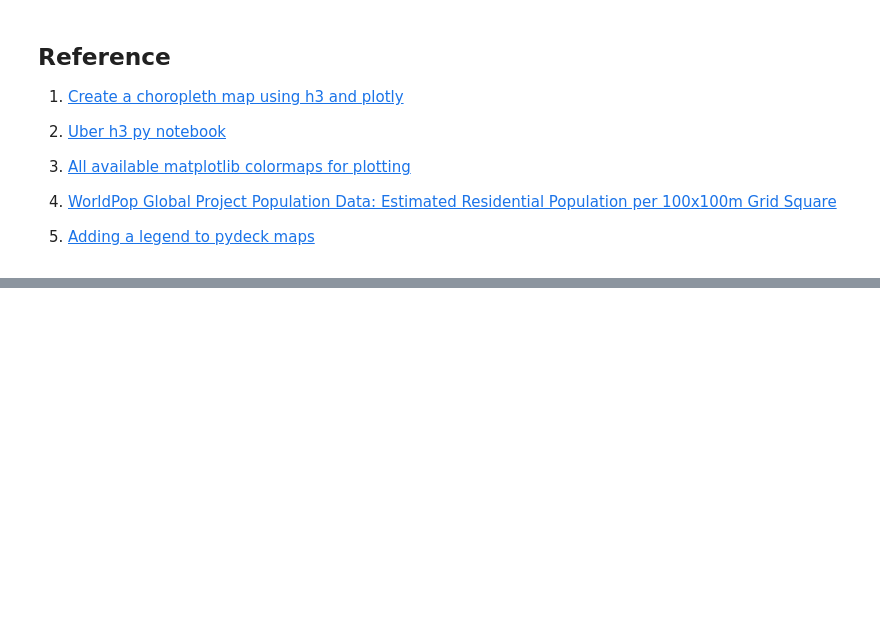
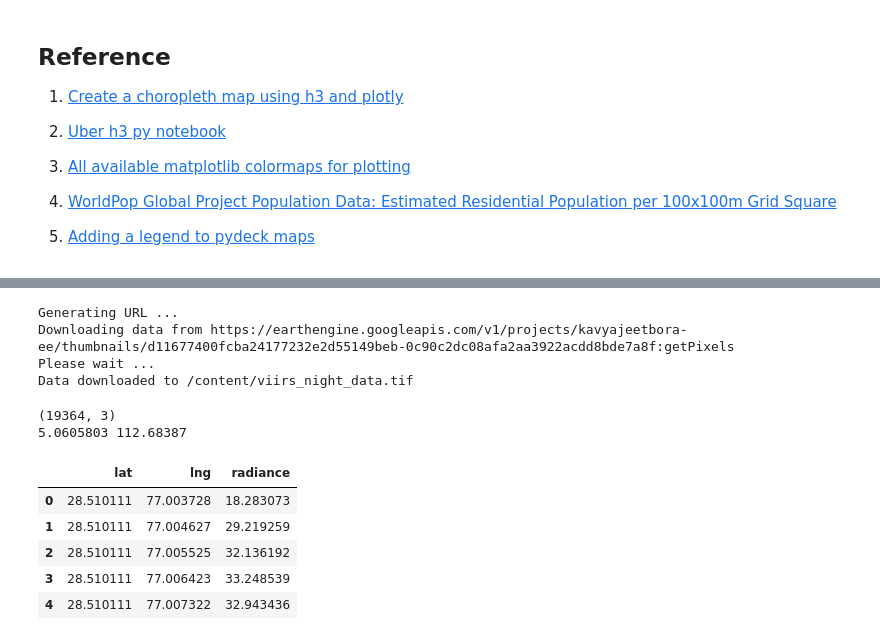
Before and after one commit to kavyajeetbora/CityHealthMonitor, a Jupyter notebook: development/population_estimate.ipynb, the cells around one changed output, grey strips where cells are left out. Saved outputs shown, nothing was run; the diff lists cells and outputs as text; code cells hidden in the pictures; blank space fills up the shorter version.

```diff
--- a/development/population_estimate.ipynb
+++ b/development/population_estimate.ipynb
@@ -478,0 +483,28 @@ r
+# %%
+geemap.ee_export_image(
+    viirs,
+    filename='viirs_night_data.tif',
+    scale=100,
+    file_per_band=False,
+    region=geometry,
+)
+# %% [output]
+Generating URL ...
+Downloading data from https://earthengine.googleapis.com/v1/projects/kavyajeetbora-ee/thumbnails/d11677400fcba24177232e2d55149beb-0c90c2dc08afa2aa3922acdd8bde7a8f:getPixels
+Please wait ...
+Data downloaded to /content/viirs_night_data.tif
+# %%
+xds = raster_to_xyz('viirs_night_data.tif', val_col='radiance')
+xds = xds[xds['radiance']>0]
+print(xds.shape)
+print(xds['radiance'].min(), xds['radiance'].max())
+xds.head()
+# %% [output]
+(19364, 3)
+5.0605803 112.68387
+|  | lat | lng | radiance |
+| 0 | 28.510111 | 77.003728 | 18.283073 |
+| 1 | 28.510111 | 77.004627 | 29.219259 |
+| 2 | 28.510111 | 77.005525 | 32.136192 |
+| 3 | 28.510111 | 77.006423 | 33.248539 |
+| 4 | 28.510111 | 77.007322 | 32.943436 |
```
Also changed, not shown: parts of 7 cells of this notebook.
